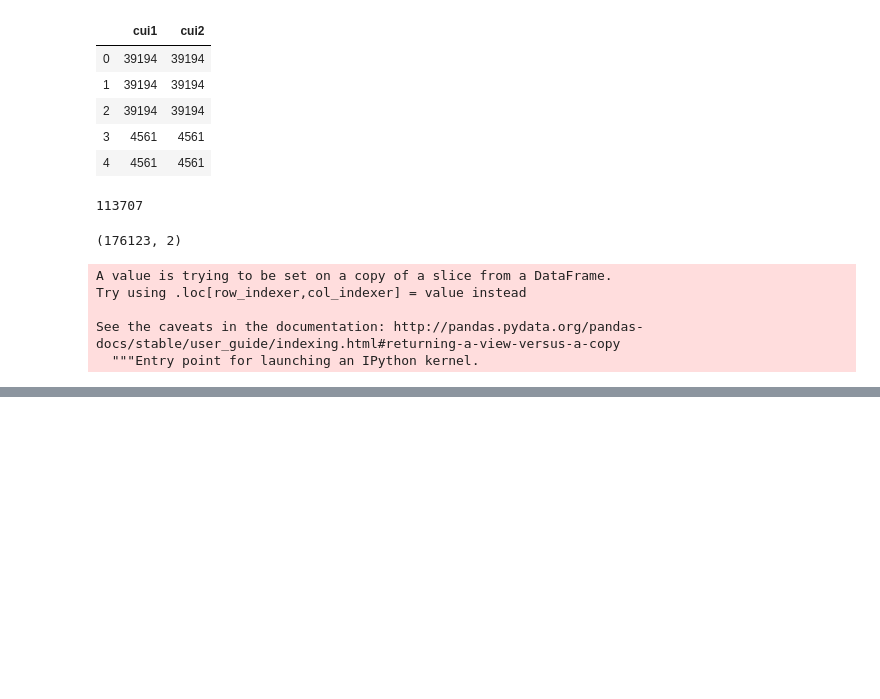
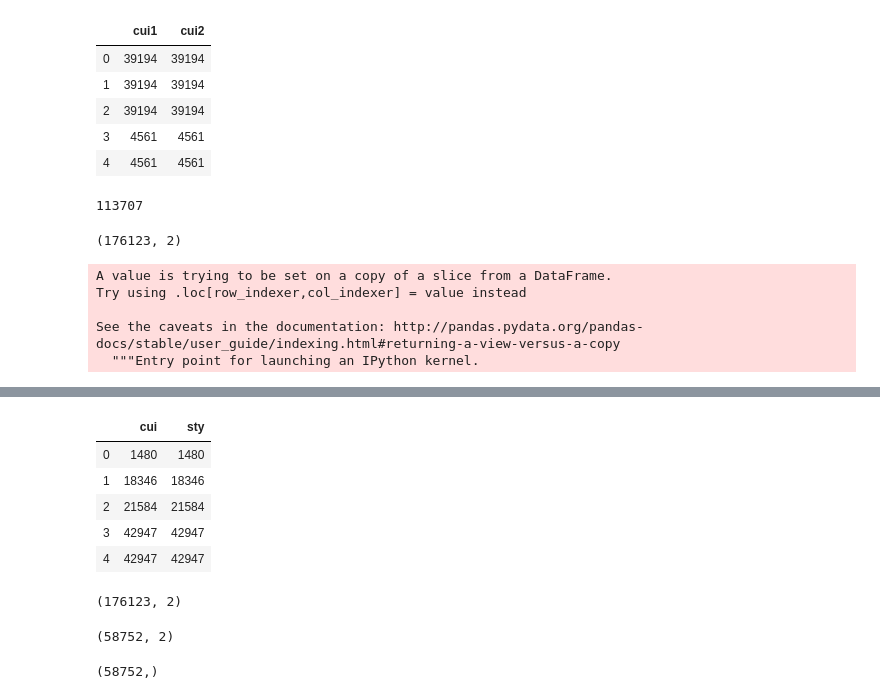
Before and after one commit to wen-fei/CEGNN, a Jupyter notebook: utils/process_umls.ipynb, the cells around one changed output, grey strips where cells are left out. Saved outputs shown, nothing was run; the diff lists cells and outputs as text; code cells hidden in the pictures; blank space fills up the shorter version.

```diff
--- a/utils/process_umls.ipynb
+++ b/utils/process_umls.ipynb
@@ -138,0 +151,11 @@ umls_rel2.to_csv("umls_rel_sty_weight.csv", sep="\t", encoding="utf-8", header=N
+# %%
+data = data[["cui", "sty"]]
+# %%
+data.head()
+# %% [output]
+|  | cui | sty |
+| 0 | 1480 | 1480 |
+| 1 | 18346 | 18346 |
+| 2 | 21584 | 21584 |
+| 3 | 42947 | 42947 |
+| 4 | 42947 | 42947 |
@@ -138,0 +164,4 @@ umls_rel2.to_csv("umls_rel_sty_weight.csv", sep="\t", encoding="utf-8", header=N
+# %%
+data.shape
+# %% [output]
+(176123, 2)
@@ -138,0 +170,8 @@ umls_rel2.to_csv("umls_rel_sty_weight.csv", sep="\t", encoding="utf-8", header=N
+# %%
+data.shape
+# %% [output]
+(58752, 2)
+# %%
+data["cui"].shape
+# %% [output]
+(58752,)
```
Also changed, not shown: parts of 21 cells of this notebook.
